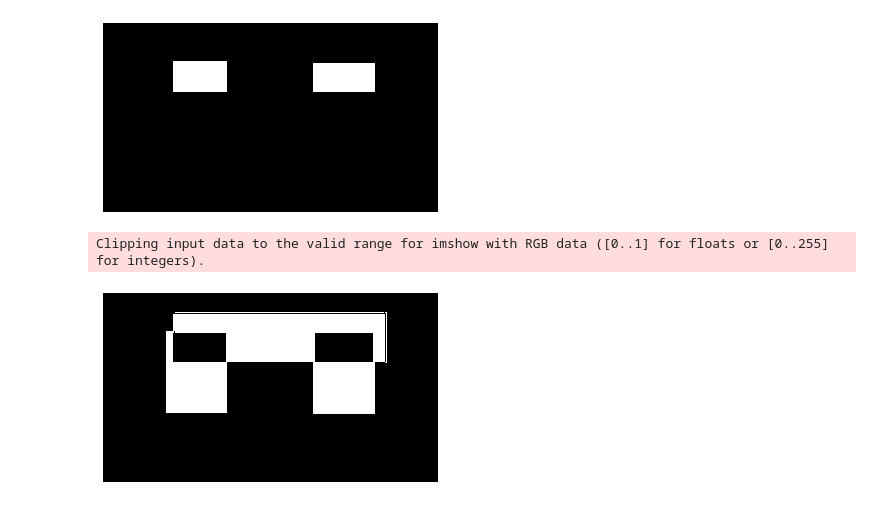
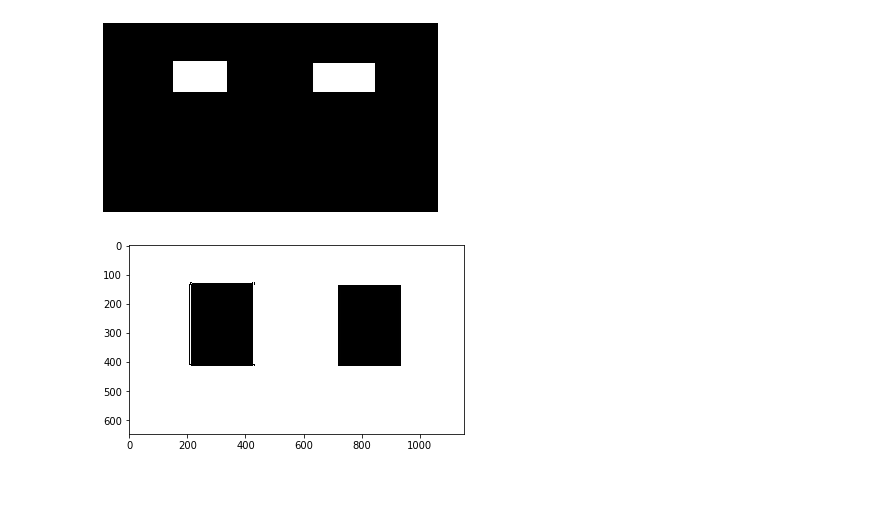
Before and after one commit to Izaird/Image-analisys, a Jupyter notebook: Practicas/practica_03/IA_03_2012010743_MDIA.ipynb, the cells around one changed output. Drawn from its saved outputs; the diff is of its cells as text; code cells hidden in the pictures.

Commit message:
operaciones con imagenes binarias

```diff
--- a/Practicas/practica_03/IA_03_2012010743_MDIA.ipynb
+++ b/Practicas/practica_03/IA_03_2012010743_MDIA.ipynb
@@ -161,21 +161,29 @@ plt.axis('off')
 plt.show()
 # %% [output]
 [figure]
-# %%
-def unionImg(img1,img2):
-    img_res = img1 | img2
-    return img_res
-
-def intersectionImg(img1,img2):
-    img_res = img1 & img2
-    return img_res
-
-def complementImg(img1,img2):
-    img_res = img1 - img2
-    return img_res
+# %%
+def unionImg(img1,img2):
+    img_res = img1 | img2
+    return img_res
+
+def intersectionImg(img1,img2):
+    img_res = img1 & img2
+    return img_res
+
+def complementImg(pic1):
+    height =pic1.shape[0]
+    width = pic1.shape[1]
+    res_pic = np.ones([height, width],np.uint)
+    for i in range(0,height):
+        for j in range(0,width):
+            if(pic1[i][j]==255):
+                res_pic[i][j]=0
+            elif(pic1[i][j]==0):
+                res_pic[i][j]=255
+    return res_pic
 # %%
-bin1=Image.open("img/bin1.jpg") #Open the image and convert to gray scale
-bin2=Image.open("img/bin2.jpg") #Open the image and convert to gray scale
+bin1=Image.open("img/bin1.jpg").convert("L") #Open the image and convert to gray scale
+bin2=Image.open("img/bin2.jpg").convert("L") #Open the image and convert to gray scale
 bin_arr1 = np.asarray(bin1,np.uint) #converts the image to an Numpy Array
 bin_arr2 = np.asarray(bin2,np.uint) #converts the image to an Numpy Array
 
@@ -203,10 +211,8 @@ plt.show()
 # %% [output]
 [figure]
 # %%
-bin_res = complementImg(bin_arr1,bin_arr2)
+bin_res = complementImg(bin_arr1)
 plt.imshow(bin_res,cmap=plt.cm.gray)
-plt.axis('off')
 plt.show()
 # %% [output]
-Clipping input data to the valid range for imshow with RGB data ([0..1] for floats or [0..255] for integers).
-[figure, old version]
+[figure, new version]
```
